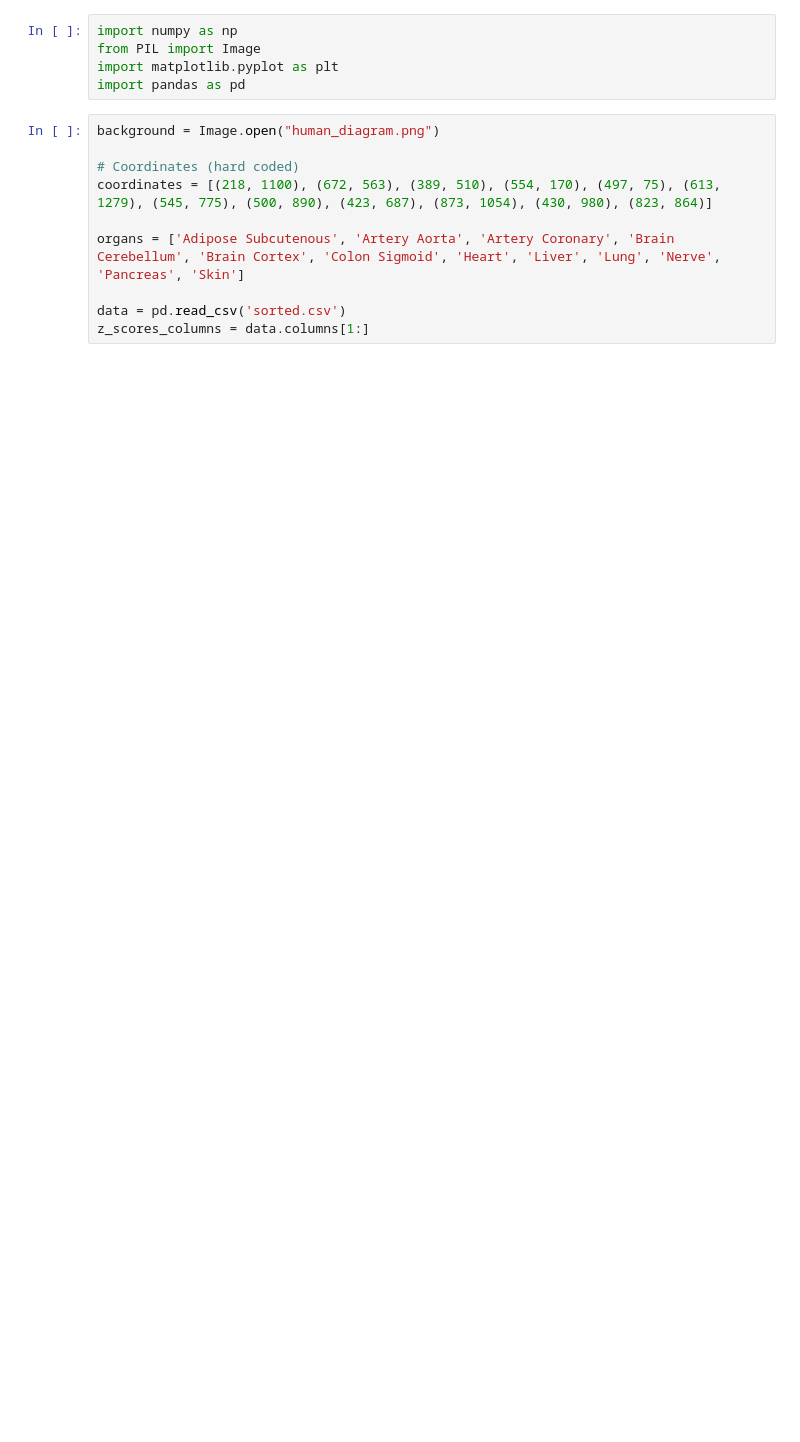
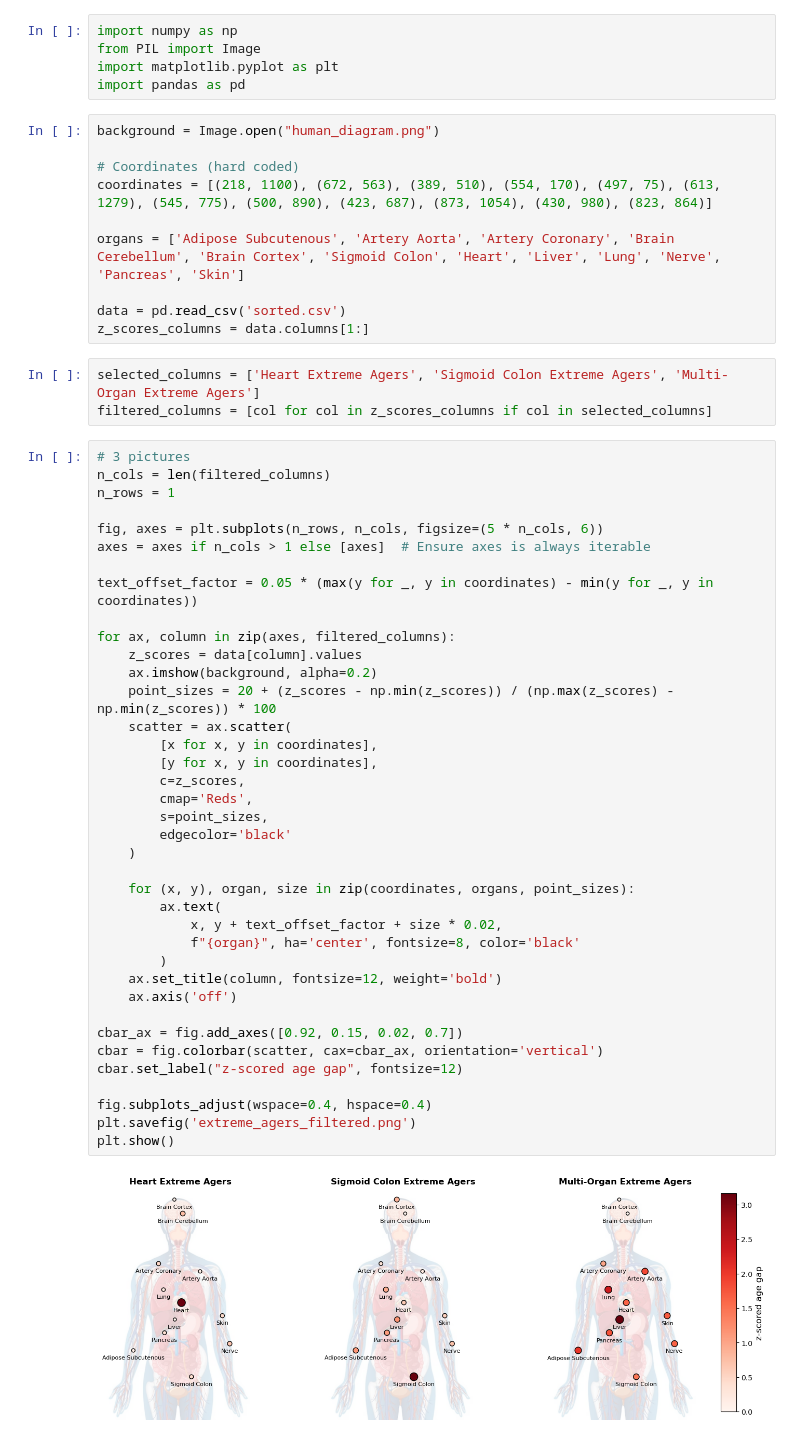
Before and after one commit to MubasshiraMusarrat/Orange, a Jupyter notebook: extreme_agers_antomogram/custom_antomogram.ipynb, the cells around one changed output. Saved outputs shown, nothing was run; the diff lists cells and outputs as text; blank space fills up the shorter version.

Commit message:
extreme_with_3

```diff
--- a/extreme_agers_antomogram/custom_antomogram.ipynb
+++ b/extreme_agers_antomogram/custom_antomogram.ipynb
@@ -9,8 +9,51 @@ background = Image.open("human_diagram.png")
 # Coordinates (hard coded)
 coordinates = [(218, 1100), (672, 563), (389, 510), (554, 170), (497, 75), (613, 1279), (545, 775), (500, 890), (423, 687), (873, 1054), (430, 980), (823, 864)]
 
-organs = ['Adipose Subcutenous', 'Artery Aorta', 'Artery Coronary', 'Brain Cerebellum', 'Brain Cortex', 'Colon Sigmoid', 'Heart', 'Liver', 'Lung', 'Nerve', 'Pancreas', 'Skin']
+organs = ['Adipose Subcutenous', 'Artery Aorta', 'Artery Coronary', 'Brain Cerebellum', 'Brain Cortex', 'Sigmoid Colon', 'Heart', 'Liver', 'Lung', 'Nerve', 'Pancreas', 'Skin']
 
 data = pd.read_csv('sorted.csv')
 z_scores_columns = data.columns[1:]
+# %%
+selected_columns = ['Heart Extreme Agers', 'Sigmoid Colon Extreme Agers', 'Multi-Organ Extreme Agers']
+filtered_columns = [col for col in z_scores_columns if col in selected_columns]
+# %%
+# 3 pictures
+n_cols = len(filtered_columns)
+n_rows = 1
+
+fig, axes = plt.subplots(n_rows, n_cols, figsize=(5 * n_cols, 6))
+axes = axes if n_cols > 1 else [axes]  # Ensure axes is always iterable
+
+text_offset_factor = 0.05 * (max(y for _, y in coordinates) - min(y for _, y in coordinates))
+
+for ax, column in zip(axes, filtered_columns):
+    z_scores = data[column].values
+    ax.imshow(background, alpha=0.2)
+    point_sizes = 20 + (z_scores - np.min(z_scores)) / (np.max(z_scores) - np.min(z_scores)) * 100
+    scatter = ax.scatter(
+        [x for x, y in coordinates],
+        [y for x, y in coordinates],
+        c=z_scores,
+        cmap='Reds',
+        s=point_sizes,
+        edgecolor='black'
+    )
+
+    for (x, y), organ, size in zip(coordinates, organs, point_sizes):
+        ax.text(
+            x, y + text_offset_factor + size * 0.02,
+            f"{organ}", ha='center', fontsize=8, color='black'
+        )
+    ax.set_title(column, fontsize=12, weight='bold')
+    ax.axis('off')
+
+cbar_ax = fig.add_axes([0.92, 0.15, 0.02, 0.7])
+cbar = fig.colorbar(scatter, cax=cbar_ax, orientation='vertical')
+cbar.set_label("z-scored age gap", fontsize=12)
+
+fig.subplots_adjust(wspace=0.4, hspace=0.4)
+plt.savefig('extreme_agers_filtered.png')
+plt.show()
+# %% [output]
+[figure, added]
 # %%
```
Also changed, not shown: parts of 1 cell of this notebook, 2 other files.
